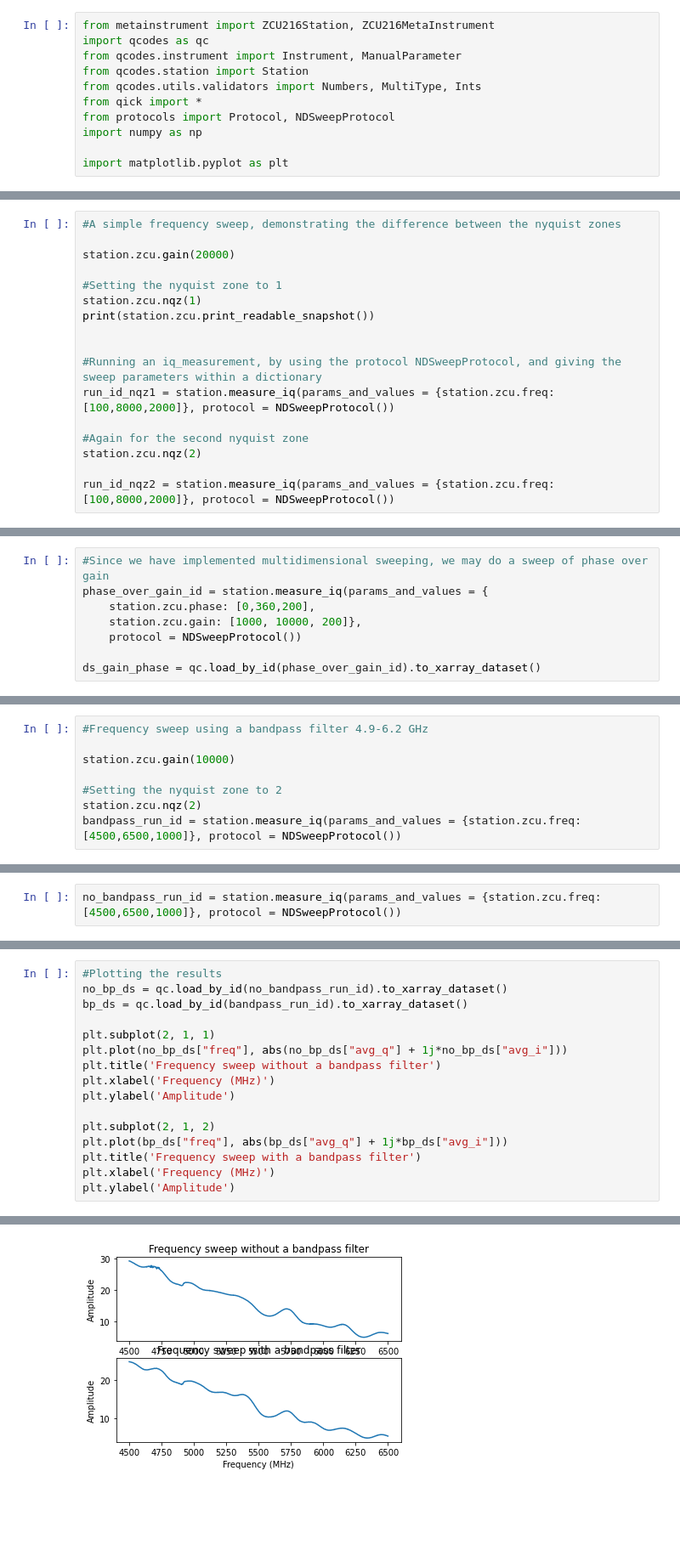
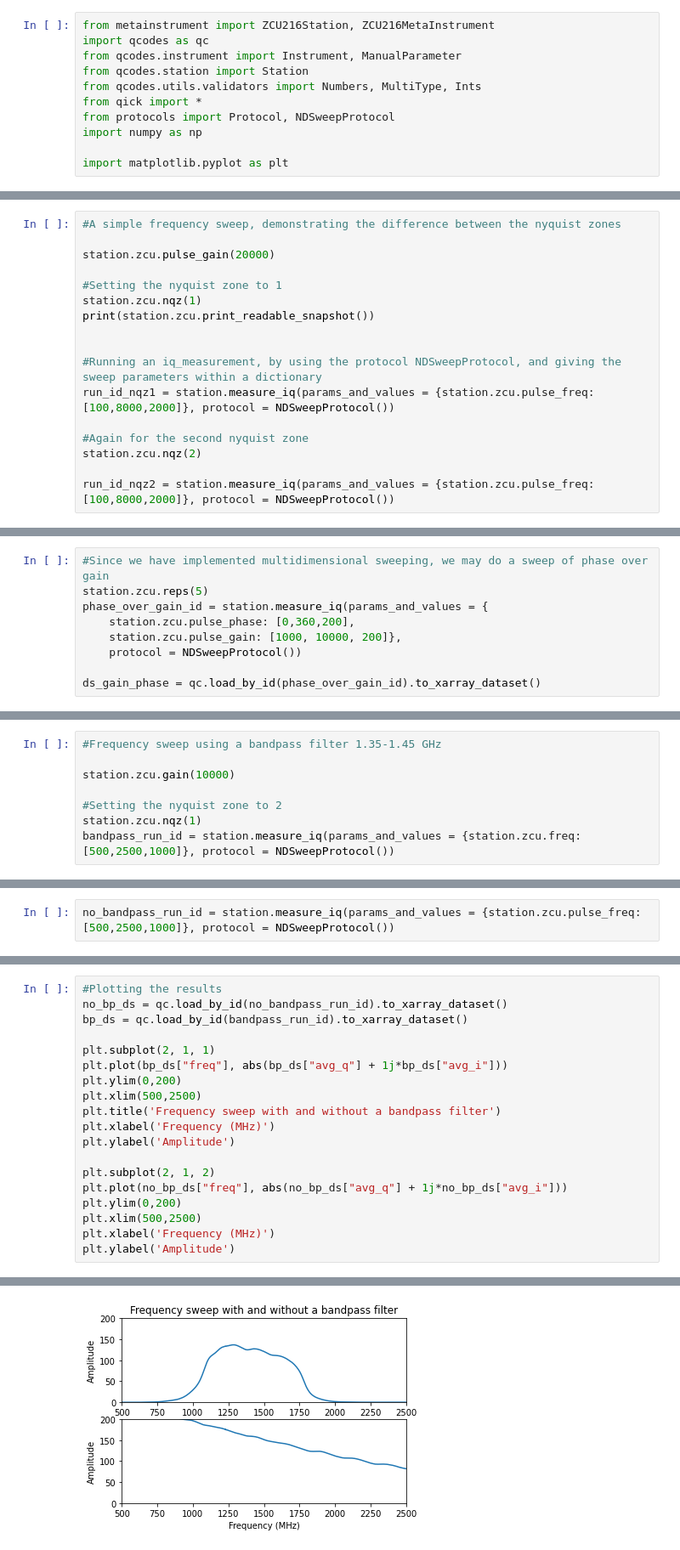
Before and after one commit to aalto-qcd/qcodes_qick, a Jupyter notebook: worked-example-of-use.ipynb, the cells around one changed output, grey strips where cells are left out. Shown at 85% size. Drawn from its saved outputs; the diff is of its cells as text; blank space fills up the shorter version.

```diff
--- a/worked-example-of-use.ipynb
+++ b/worked-example-of-use.ipynb
@@ -22,7 +61,7 @@ station.add_component(ZCU216MetaInstrument(name="zcu"))
 # %%
 #A simple frequency sweep, demonstrating the difference between the nyquist zones
 
-station.zcu.gain(20000)
+station.zcu.pulse_gain(20000)
 
 #Setting the nyquist zone to 1
 station.zcu.nqz(1)
@@ -30,12 +69,12 @@ print(station.zcu.print_readable_snapshot())
 
 
 #Running an iq_measurement, by using the protocol NDSweepProtocol, and giving the sweep parameters within a dictionary
-run_id_nqz1 = station.measure_iq(params_and_values = {station.zcu.freq: [100,8000,2000]}, protocol = NDSweepProtocol())
+run_id_nqz1 = station.measure_iq(params_and_values = {station.zcu.pulse_freq: [100,8000,2000]}, protocol = NDSweepProtocol())
 
 #Again for the second nyquist zone
 station.zcu.nqz(2)
 
-run_id_nqz2 = station.measure_iq(params_and_values = {station.zcu.freq: [100,8000,2000]}, protocol = NDSweepProtocol())
+run_id_nqz2 = station.measure_iq(params_and_values = {station.zcu.pulse_freq: [100,8000,2000]}, protocol = NDSweepProtocol())
 # %% [output]
 zcu:
         parameter      value
@@ -79,8 +121,9 @@ Text(0, 0.5, 'Amplitude')
 # %%
 #Since we have implemented multidimensional sweeping, we may do a sweep of phase over gain
+station.zcu.reps(5)
 phase_over_gain_id = station.measure_iq(params_and_values = {
-    station.zcu.phase: [0,360,200],
-    station.zcu.gain: [1000, 10000, 200]},
+    station.zcu.pulse_phase: [0,360,200],
+    station.zcu.pulse_gain: [1000, 10000, 200]},
     protocol = NDSweepProtocol())
 
 ds_gain_phase = qc.load_by_id(phase_over_gain_id).to_xarray_dataset()
@@ -116,9 +177,9 @@ Text(0, 0.5, 'Phase')
 # %%
-#Frequency sweep using a bandpass filter 4.9-6.2 GHz
+#Frequency sweep using a bandpass filter 1.35-1.45 GHz
 
 station.zcu.gain(10000)
 
 #Setting the nyquist zone to 2
-station.zcu.nqz(2)
-bandpass_run_id = station.measure_iq(params_and_values = {station.zcu.freq: [4500,6500,1000]}, protocol = NDSweepProtocol())
+station.zcu.nqz(1)
+bandpass_run_id = station.measure_iq(params_and_values = {station.zcu.freq: [500,2500,1000]}, protocol = NDSweepProtocol())
 # %% [output]
@@ -126,3 +187,3 @@ Starting experimental run with id: 350.
 # %%
-no_bandpass_run_id = station.measure_iq(params_and_values = {station.zcu.freq: [4500,6500,1000]}, protocol = NDSweepProtocol())
+no_bandpass_run_id = station.measure_iq(params_and_values = {station.zcu.pulse_freq: [500,2500,1000]}, protocol = NDSweepProtocol())
 # %% [output]
@@ -130,19 +192,22 @@ Starting experimental run with id: 351.
 # %%
 #Plotting the results
 no_bp_ds = qc.load_by_id(no_bandpass_run_id).to_xarray_dataset()
 bp_ds = qc.load_by_id(bandpass_run_id).to_xarray_dataset()
 
 plt.subplot(2, 1, 1)
-plt.plot(no_bp_ds["freq"], abs(no_bp_ds["avg_q"] + 1j*no_bp_ds["avg_i"]))
-plt.title('Frequency sweep without a bandpass filter')
+plt.plot(bp_ds["freq"], abs(bp_ds["avg_q"] + 1j*bp_ds["avg_i"]))
+plt.ylim(0,200)
+plt.xlim(500,2500)
+plt.title('Frequency sweep with and without a bandpass filter')
 plt.xlabel('Frequency (MHz)')
 plt.ylabel('Amplitude')
 
 plt.subplot(2, 1, 2)
-plt.plot(bp_ds["freq"], abs(bp_ds["avg_q"] + 1j*bp_ds["avg_i"]))
-plt.title('Frequency sweep with a bandpass filter')
+plt.plot(no_bp_ds["freq"], abs(no_bp_ds["avg_q"] + 1j*no_bp_ds["avg_i"]))
+plt.ylim(0,200)
+plt.xlim(500,2500)
 plt.xlabel('Frequency (MHz)')
 plt.ylabel('Amplitude')
 # %% [output]
 Text(0, 0.5, 'Amplitude')
-[figure, old version]
+[figure, new version]
```
Also changed, not shown: parts of 10 cells of this notebook, 3 other files.
